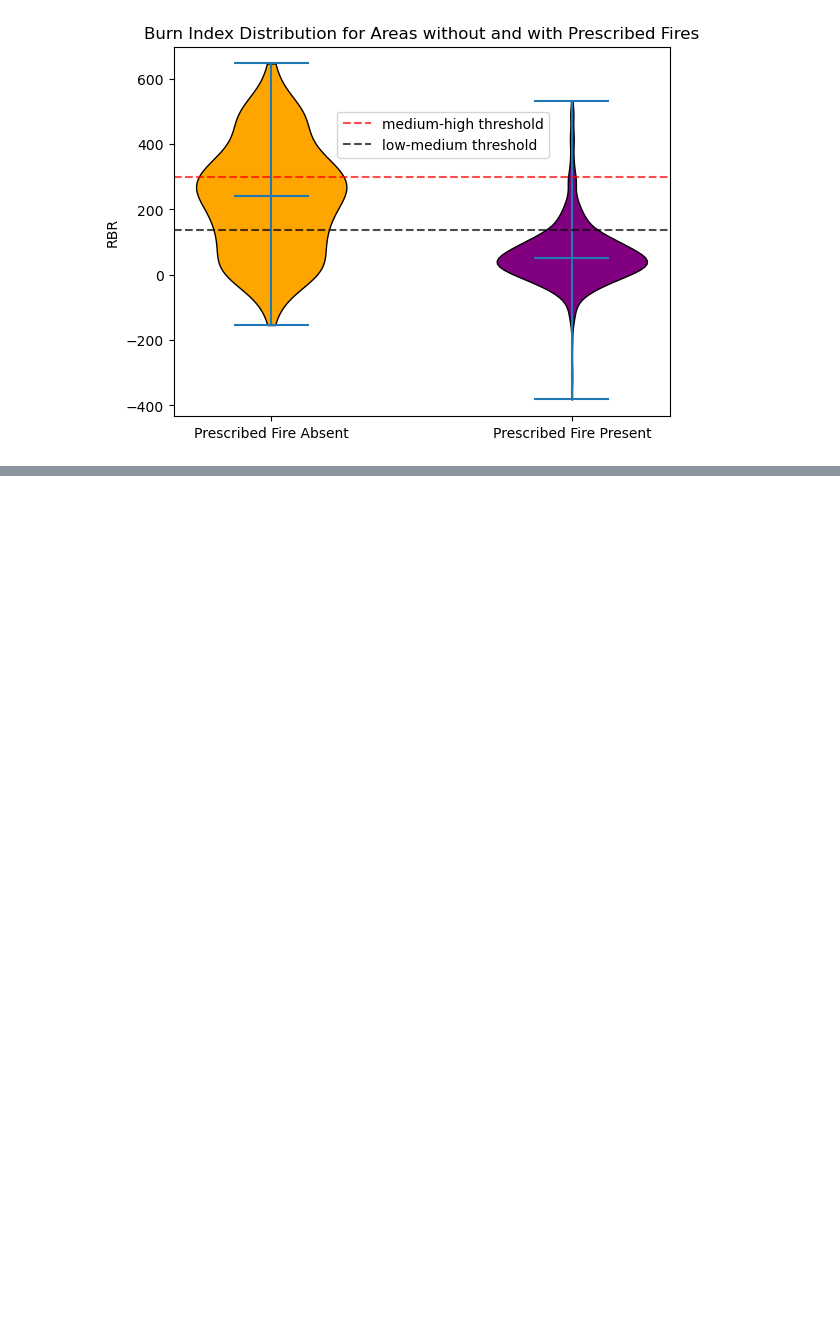
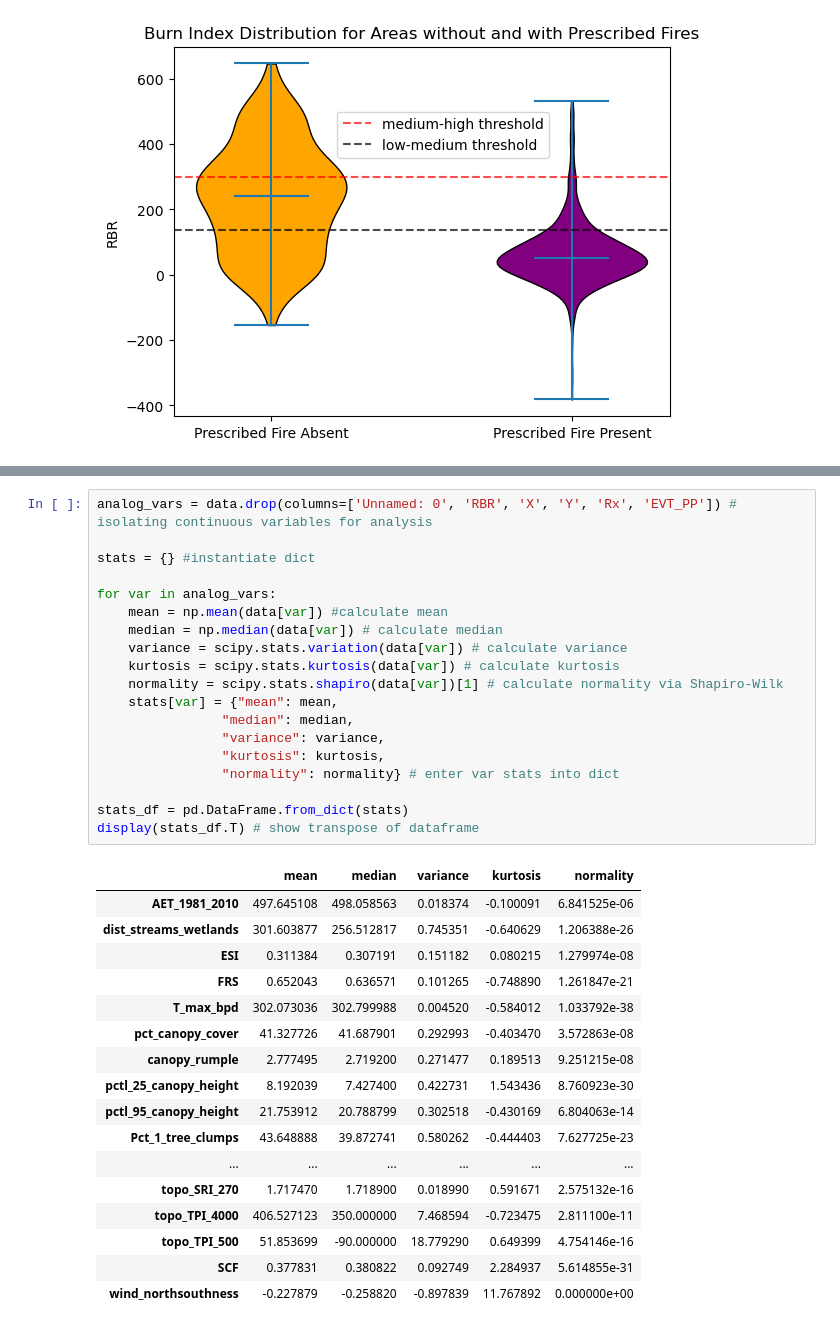
Before and after one commit to UW-ESS-DS/MLGeo2023_ESS569_Burn_Severity_Drivers, a Jupyter notebook: data_characterization.ipynb, the cells around one changed output, grey strips where cells are left out. Drawn from its saved outputs; the diff is of its cells as text; blank space fills up the shorter version.

```diff
--- a/data_characterization.ipynb
+++ b/data_characterization.ipynb
@@ -84 +93,38 @@ ax[1,1].scatter(data['Pct_gteq10_tree_clumps'], data['RBR'])
+# %%
+analog_vars = data.drop(columns=['Unnamed: 0', 'RBR', 'X', 'Y', 'Rx', 'EVT_PP']) # isolating continuous variables for analysis
+
+stats = {} #instantiate dict
+
+for var in analog_vars:
+    mean = np.mean(data[var]) #calculate mean
+    median = np.median(data[var]) # calculate median
+    variance = scipy.stats.variation(data[var]) # calculate variance
+    kurtosis = scipy.stats.kurtosis(data[var]) # calculate kurtosis
+    normality = scipy.stats.shapiro(data[var])[1] # calculate normality via Shapiro-Wilk
+    stats[var] = {"mean": mean,
+                "median": median,
+                "variance": variance,
+                "kurtosis": kurtosis,
+                "normality": normality} # enter var stats into dict
+
+stats_df = pd.DataFrame.from_dict(stats)
+display(stats_df.T) # show transpose of dataframe
+# %% [output]
+|  | mean | median | variance | kurtosis | normality |
+| AET_1981_2010 | 497.645108 | 498.058563 | 0.018374 | -0.100091 | 6.841525e-06 |
+| dist_streams_wetlands | 301.603877 | 256.512817 | 0.745351 | -0.640629 | 1.206388e-26 |
+| ESI | 0.311384 | 0.307191 | 0.151182 | 0.080215 | 1.279974e-08 |
+| FRS | 0.652043 | 0.636571 | 0.101265 | -0.748890 | 1.261847e-21 |
+| T_max_bpd | 302.073036 | 302.799988 | 0.004520 | -0.584012 | 1.033792e-38 |
+| pct_canopy_cover | 41.327726 | 41.687901 | 0.292993 | -0.403470 | 3.572863e-08 |
+| canopy_rumple | 2.777495 | 2.719200 | 0.271477 | 0.189513 | 9.251215e-08 |
+| pctl_25_canopy_height | 8.192039 | 7.427400 | 0.422731 | 1.543436 | 8.760923e-30 |
+| pctl_95_canopy_height | 21.753912 | 20.788799 | 0.302518 | -0.430169 | 6.804063e-14 |
+| Pct_1_tree_clumps | 43.648888 | 39.872741 | 0.580262 | -0.444403 | 7.627725e-23 |
+| ... | ... | ... | ... | ... | ... |
+| topo_SRI_270 | 1.717470 | 1.718900 | 0.018990 | 0.591671 | 2.575132e-16 |
+| topo_TPI_4000 | 406.527123 | 350.000000 | 7.468594 | -0.723475 | 2.811100e-11 |
+| topo_TPI_500 | 51.853699 | -90.000000 | 18.779290 | 0.649399 | 4.754146e-16 |
+| SCF | 0.377831 | 0.380822 | 0.092749 | 2.284937 | 5.614855e-31 |
+| wind_northsouthness | -0.227879 | -0.258820 | -0.897839 | 11.767892 | 0.000000e+00 |
 # %%
```
Also changed, not shown: parts of 6 cells of this notebook.
